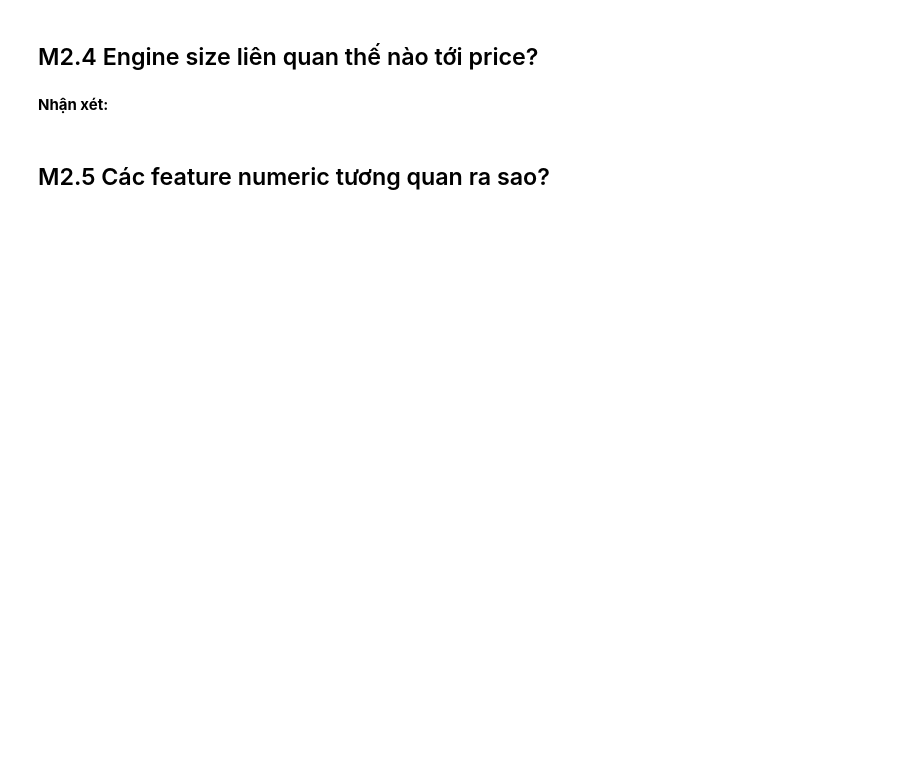
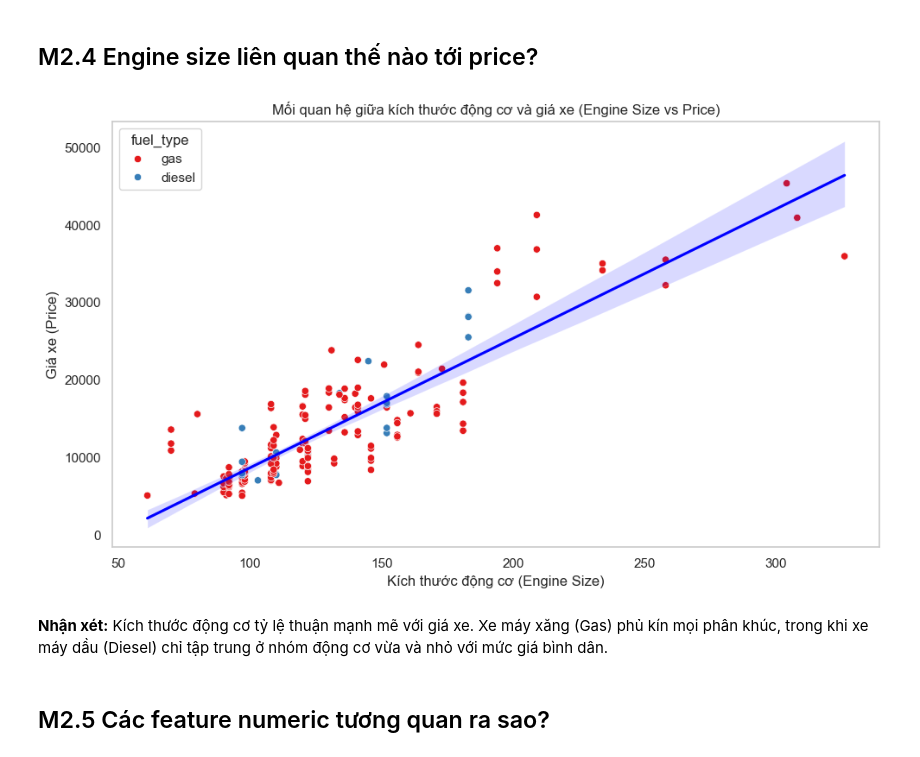
Before and after one commit to mliotlab/mliot-pyml-2026-hw, a Jupyter notebook: week02/numpy-pandas-eda-hw/numpy_pandas_eda_hw.ipynb, the cells around one changed output. Saved outputs shown, nothing was run; the diff lists cells and outputs as text; code cells hidden in the pictures; blank space fills up the shorter version.

```diff
--- a/week02/numpy-pandas-eda-hw/numpy_pandas_eda_hw.ipynb
+++ b/week02/numpy-pandas-eda-hw/numpy_pandas_eda_hw.ipynb
@@ -295,8 +397,20 @@ Mỗi biểu đồ cần:
 ## M2.4 Engine size liên quan thế nào tới price?
 # %%
 # TODO M2.4: scatterplot engine_size và price, hue=fuel_type
+
+plt.figure(figsize=(10, 6))
+sns.scatterplot(data=df_clean, x='engine_size', y='price', hue='fuel_type', palette='Set1')
+sns.regplot(data=df_clean, x="engine_size", y="price", scatter=False, color='blue', line_kws={"label": "Linear Regression"})
+plt.title('Mối quan hệ giữa kích thước động cơ và giá xe (Engine Size vs Price)')
+plt.xlabel('Kích thước động cơ (Engine Size)')
+plt.ylabel('Giá xe (Price)')
+plt.grid(False)
+plt.tight_layout()
+plt.show()
+# %% [output]
+[figure, added]
 # %% [markdown]
-**Nhận xét:** <!-- 1--2 câu -->
+**Nhận xét:** Kích thước động cơ tỷ lệ thuận mạnh mẽ với giá xe. Xe máy xăng (Gas) phủ kín mọi phân khúc, trong khi xe máy dầu (Diesel) chỉ tập trung ở nhóm động cơ vừa và nhỏ với mức giá bình dân.
 # %% [markdown]
 ## M2.5 Các feature numeric tương quan ra sao?
 # %%
```
Also changed, not shown: parts of 28 cells of this notebook.
